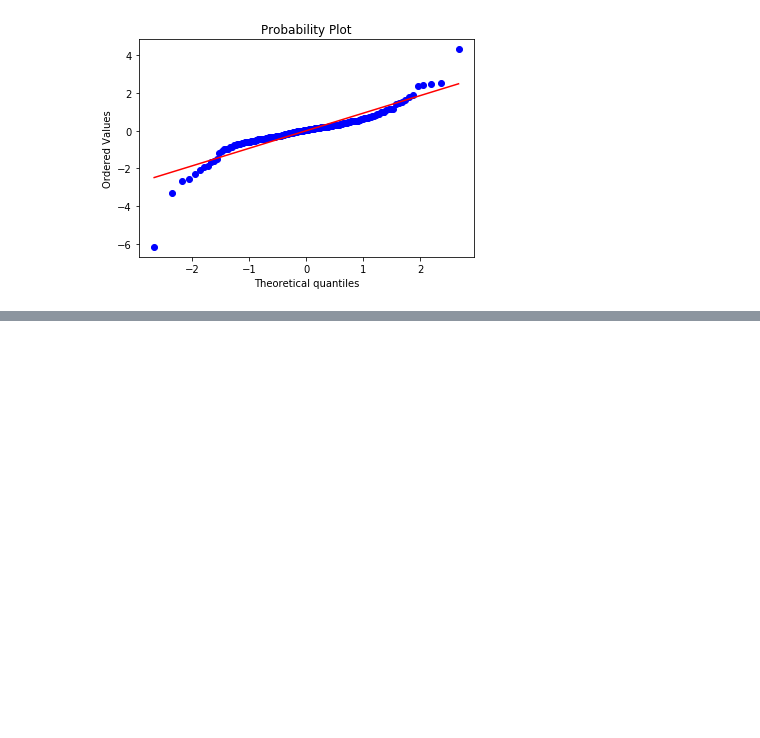
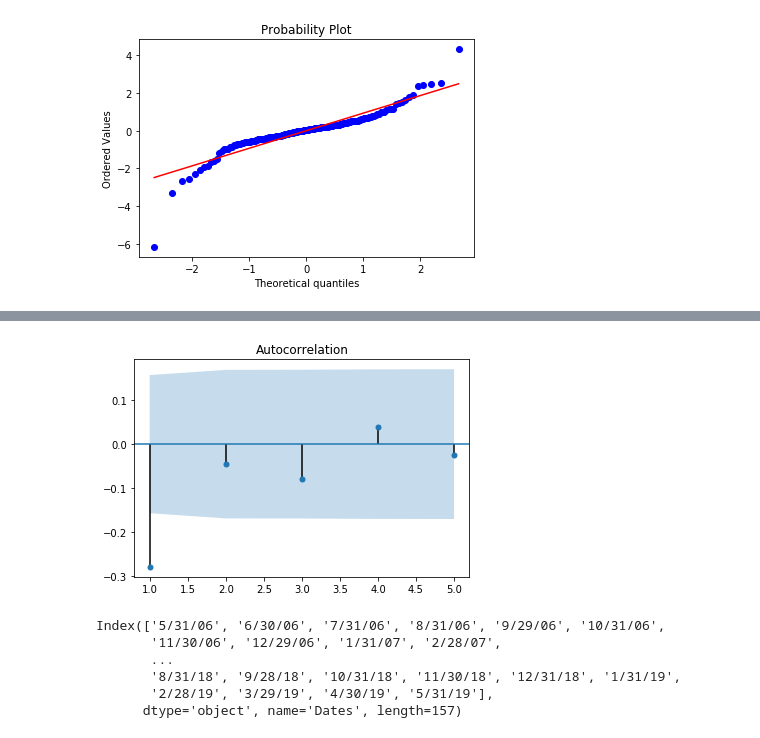
Before and after one commit to epgreig/robo-advisor, a Jupyter notebook: pca.ipynb, the cells around one changed output, grey strips where cells are left out. Saved outputs shown, nothing was run; the diff lists cells and outputs as text; code cells hidden in the pictures; blank space fills up the shorter version.

```diff
--- a/pca.ipynb
+++ b/pca.ipynb
@@ -60,0 +83,14 @@ pylab.show()
+# %%
+plot_acf(dvols[:,0,0], lags=5, zero=False, alpha=0.05)
+plt.show()
+# %% [output]
+[figure, added]
+# %%
+ret_df.index[-len(impvols):]
+# %% [output]
+Index(['5/31/06', '6/30/06', '7/31/06', '8/31/06', '9/29/06', '10/31/06',
+       '11/30/06', '12/29/06', '1/31/07', '2/28/07',
+       ...
+       '8/31/18', '9/28/18', '10/31/18', '11/30/18', '12/31/18', '1/31/19',
+       '2/28/19', '3/29/19', '4/30/19', '5/31/19'],
+      dtype='object', name='Dates', length=157)
```
Also changed, not shown: parts of 17 cells of this notebook.
